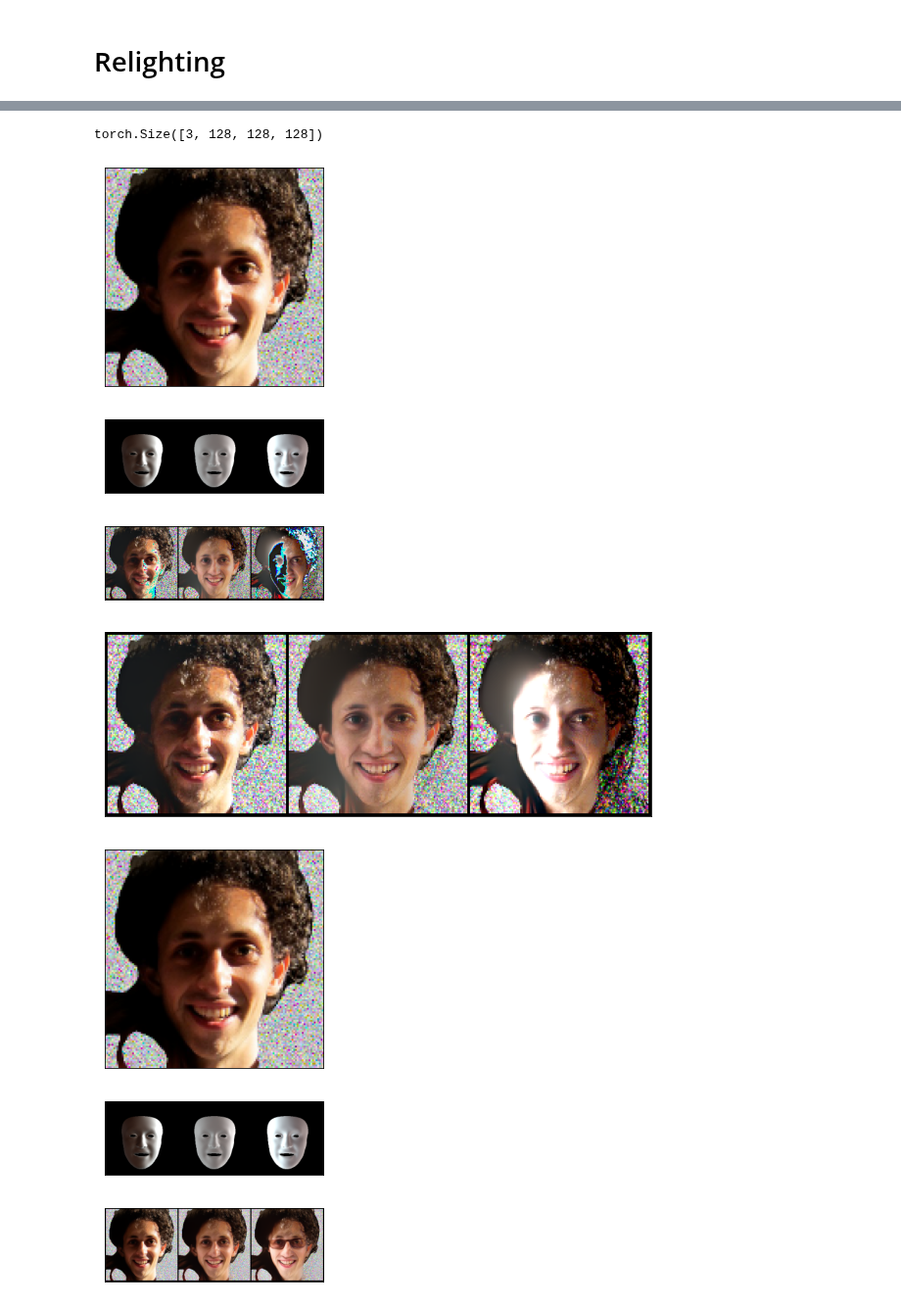
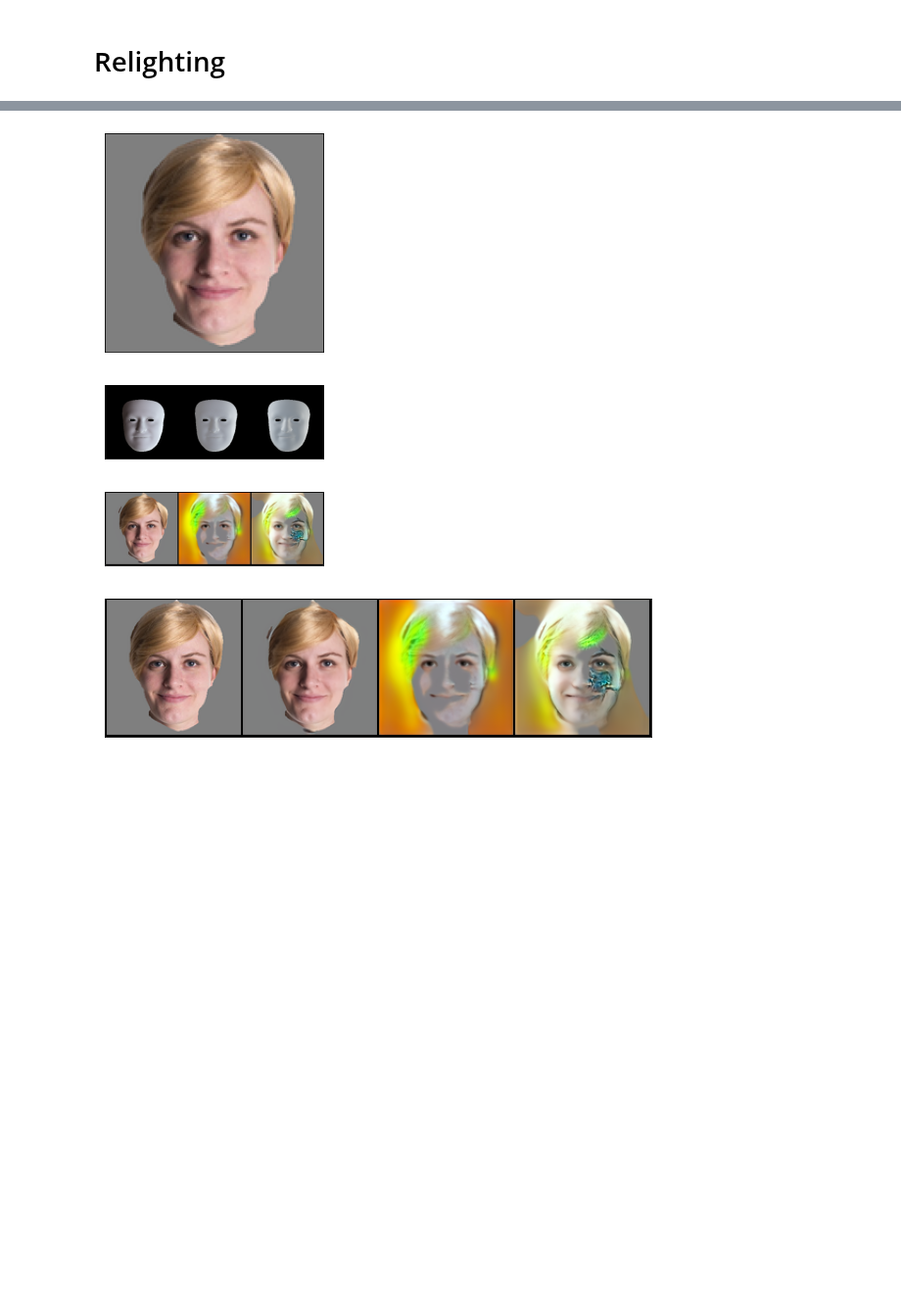
Before and after one commit to XezXey/guided-diffusion, a Jupyter notebook: sample_scripts/py/relighting_sample_id/sampling/sampling_relight.ipynb, the cells around one changed output, grey strips where cells are left out. Shown at 98% size. Saved outputs shown, nothing was run; the diff lists cells and outputs as text; code cells hidden in the pictures; blank space fills up the shorter version.

```diff
--- a/sample_scripts/py/relighting_sample_id/sampling/sampling_relight.ipynb
+++ b/sample_scripts/py/relighting_sample_id/sampling/sampling_relight.ipynb
@@ -106,8 +106,11 @@ device = 'cuda' if th.cuda.is_available() and th._C._cuda_getDeviceCount() > 0 e
 seed_all(47)
 
 ################ SETTINGS ################
-args.cfg_name = "Masked_Face_woclip_no_nonspatial.yaml"
-args.log_dir = "Masked_Face_woclip_no_nonspatial"
+# args.cfg_name = "Masked_Face_woclip_segface_nonspatial.yaml"
+# args.log_dir = "Masked_Face_woclip_segface_nonspatial"
+args.cfg_name = "Masked_Face_woclip_segface_nonspatial.yaml"
+args.log_dir = "Masked_Face_woclip_segface_nonspatial"
+
 args.step = '050000'
 args.ckpt_selector = 'ema'
 args.set = 'valid'
@@ -498,6 +442,9 @@ def relight(dat, model_kwargs, norm_img, n_step=3, sidx=0, didx=1):
     # Reverse
     if cfg.img_cond_model.apply:
         cond_rev = pl_sampling.forward_cond_network(model_kwargs={'cond_img':cond['cond_img'][0:1, ...]})
+        if cfg.img_model.conditioning:
+            cond_rev.update({'cond_params':cond['cond_params'][0:1, ...]})
+            print(cond['cond_params'].shape)
         print(cond_rev['spatial_latent'][0].shape)
 
     cond_rev['use_cond_xt_fn'] = False
@@ -517,7 +464,7 @@ all_img_idx, all_img_name, args.n_subject = mani_utils.get_samples_list(args.sam
                                                                         args.src_dst, img_path,
                                                                         args.n_subject)
 
-idx = 0 # Sample index related to json order
+idx = 2 # Sample index related to json order
 img_idx = all_img_idx[idx]
 img_name = all_img_name[idx]
 n_step = 3
@@ -530,17 +477,24 @@ subset_loader = th.utils.data.DataLoader(dat, batch_size=2,
 # for i in ['60182.jpg', '60008.jpg', '68782.jpg', -1.0, -0.5, 0.0, 0.5, 1.0]:
 dat, model_kwargs = list(iter(subset_loader))[0]
 d_tmp = []
-for i in [{'mu':0.5, 'sd':0.5}]:
-    d = replace_bg(image_name=model_kwargs['image_name'][0].split('.')[0], rpl=i)
-    d_tmp.append(d[None].cuda())
-dat = th.cat(d_tmp, dim=0)
-dat = dat[0:1, ...]
 
-out = relight(dat=dat.clone(), model_kwargs=model_kwargs, n_step=3, norm_img=True)
-# show(torchvision.utils.make_grid(out), figsize=(10, 15))
-show(torchvision.utils.make_grid(th.clip(out, 0, 1)), figsize=(10, 15))
+# balancedNdist_bg = [{'balance_Ndist':{'sd':58.050383371049826/127.5, 'clip':True}}]
+# balancedNdist_bg = [{'balance_Ndist':{'sd':0.1, 'clip':True}}, {'balance_Ndist':{'sd':0.5, 'clip':True}}, {'balance_Ndist':{'sd':58.050383371049826/127.5, 'clip':True}}]
+# rpl_bg = [None, {'balance_Ndist':{'sd':0.1, 'clip':True}}, {'balance_Ndist':{'sd':0.5, 'clip':True}}, {'balance_Ndist':{'sd':58.050383371049826/127.5, 'clip':True}}]
+rpl_bg = [None]
+for i in rpl_bg:
+    print("Replacing : ", i)
+    if i is not None:
+        d, fg, bg, m = replace_bg(image_name=model_kwargs['image_name'][0].split('.')[0], rpl=i)
+        dat = fg[None][0:1, ...].cuda()
+    else:
+        dat = dat[0:1, ...].cuda()
 
-out = relight(dat=dat.clone(), model_kwargs=model_kwargs, n_step=3, norm_img=False)
-# show(torchvision.utils.make_grid(out), figsize=(10, 15))
-show(torchvision.utils.make_grid(th.clip(out, 0, 1)), figsize=(10, 15))
+    # out = relight(dat=dat.clone(), model_kwargs=model_kwargs, n_step=3, norm_img=True)
+    # # show(torchvision.utils.make_grid(out), figsize=(10, 15))
+    # show(torchvision.utils.make_grid(th.clip(out, 0, 1)), figsize=(10, 15))
+
+    out = relight(dat=dat.clone(), model_kwargs=model_kwargs, n_step=3, norm_img=False)
+    # show(torchvision.utils.make_grid(out), figsize=(10, 15))
+    show(torchvision.utils.make_grid(th.clip(th.cat(((dat+1) * 0.5, out), dim=0), 0, 1)), figsize=(10, 15))
 # %% [output]
@@ -561,8 +510,4 @@ torch.Size([1, 128, 128, 128])
-torch.Size([3, 128, 128, 128])
-[figure, old version]
+[figure, new version]
-[figure, old version]
+[figure, new version]
-[figure, old version]
+[figure, new version]
-[figure, old version]
+[figure, new version]
-[figure, removed]
-[figure, removed]
-[figure, removed]
```
Also changed, not shown: parts of 8 cells of this notebook, 25 other files.
